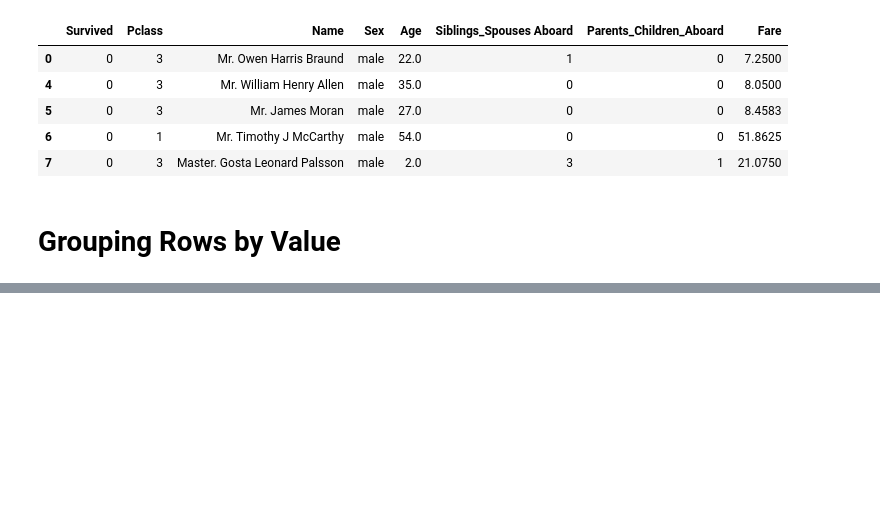
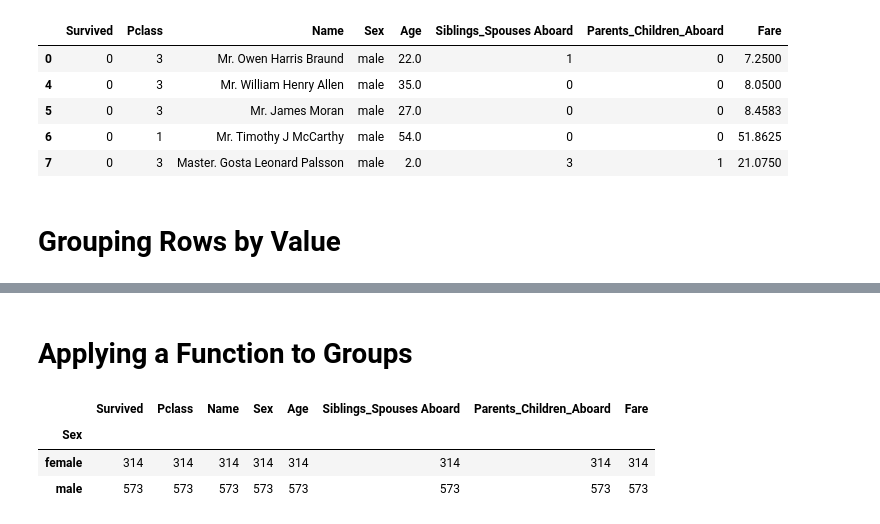
Before and after one commit to oscarm524/Python_Programming_for_Data_Science, a Jupyter notebook: Data_Wrangling/Data_Wrangling.ipynb, the cells around one changed output, grey strips where cells are left out. Drawn from its saved outputs; the diff is of its cells as text; code cells hidden in the pictures; blank space fills up the shorter version.

Commit message:
Adding applying

```diff
--- a/Data_Wrangling/Data_Wrangling.ipynb
+++ b/Data_Wrangling/Data_Wrangling.ipynb
@@ -234,0 +273,10 @@ titanic[titanic['Sex'] != 'female'].head()
+# %% [markdown]
+# Applying a Function to Groups
+# %%
+## Grouping rows and then applying function to groups
+titanic.groupby('Sex').apply(lambda x: x.count())
+# %% [output]
+|  | Survived | Pclass | Name | Sex | Age | Siblings_Spouses Aboard | Parents_Children_Aboard | Fare |
+| Sex |  |  |  |  |  |  |  |  |
+| female | 314 | 314 | 314 | 314 | 314 | 314 | 314 | 314 |
+| male | 573 | 573 | 573 | 573 | 573 | 573 | 573 | 573 |
```
Also changed, not shown: parts of 4 cells of this notebook.
